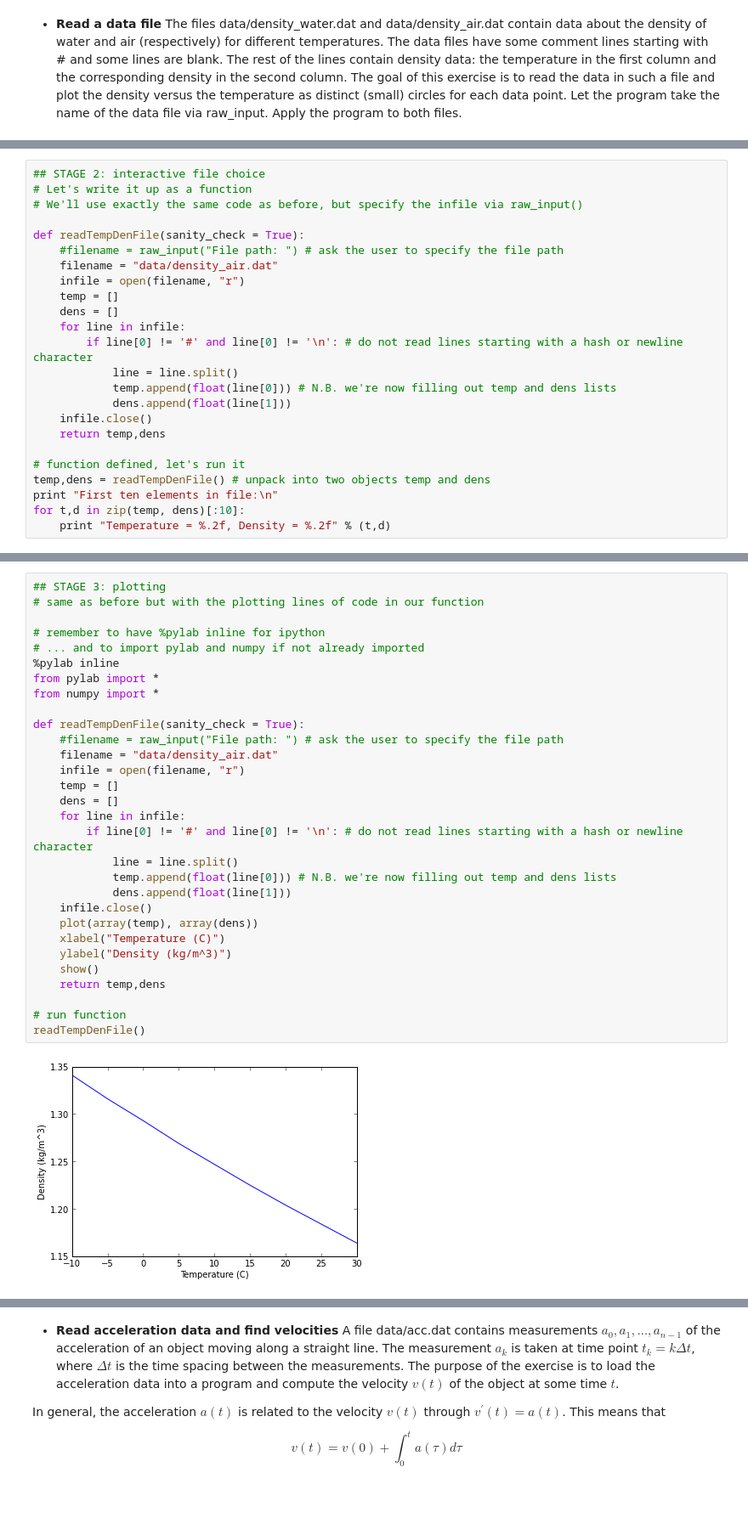
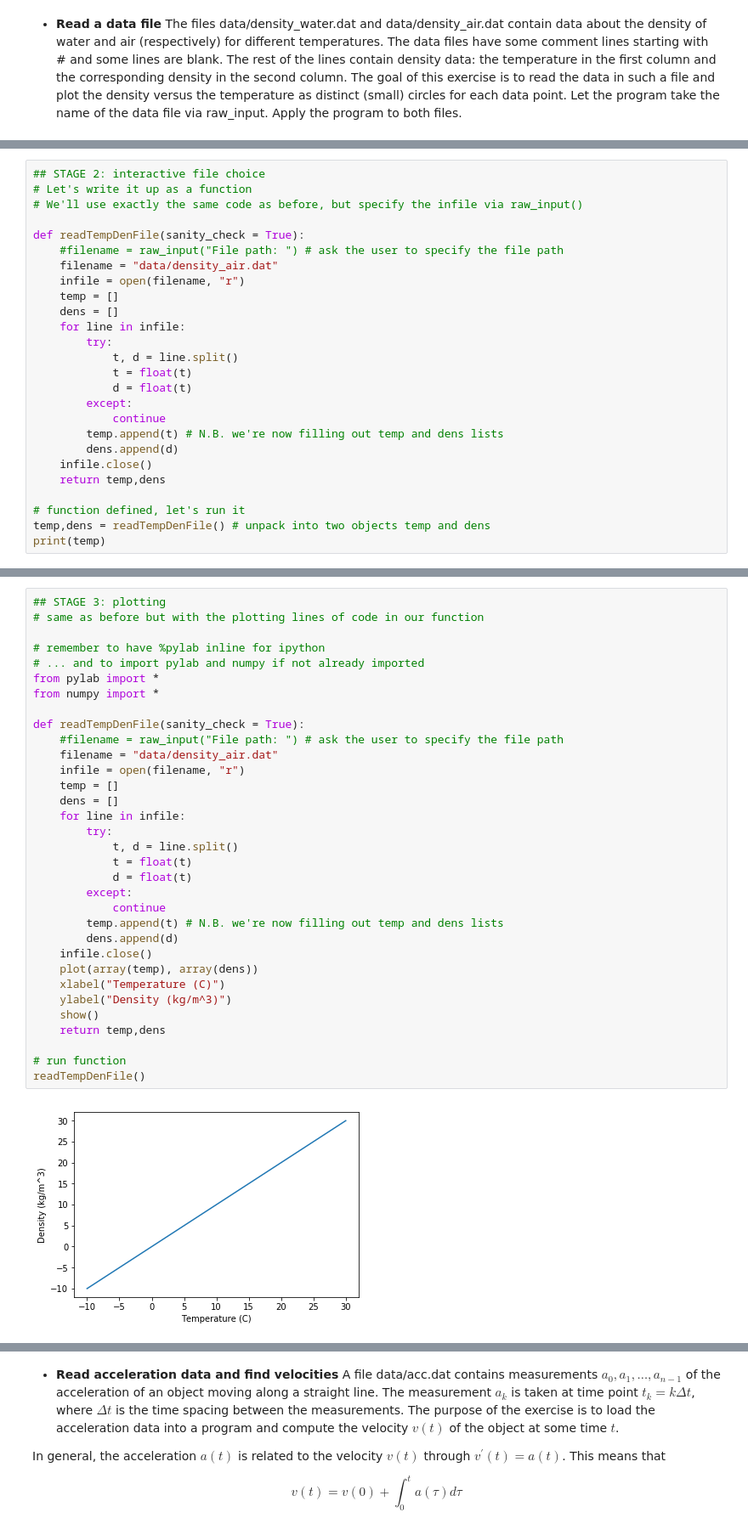
Before and after one commit to ggorman/Introduction-to-programming-for-geoscientists, a Jupyter notebook: notebook/Lecture-5-Introduction-to-programming-for-geoscientists-Solutions.ipynb, the cells around one changed output, grey strips where cells are left out. Shown at 85% size. Saved outputs shown, nothing was run; the diff lists cells and outputs as text; blank space fills up the shorter version.

```diff
--- a/notebook/Lecture-5-Introduction-to-programming-for-geoscientists-Solutions.ipynb
+++ b/notebook/Lecture-5-Introduction-to-programming-for-geoscientists-Solutions.ipynb
@@ -126,16 +118,18 @@ def readTempDenFile(sanity_check = True):
     temp = []
     dens = []
     for line in infile:
-        if line[0] != '#' and line[0] != '\n': # do not read lines starting with a hash or newline character
-            line = line.split()
-            temp.append(float(line[0])) # N.B. we're now filling out temp and dens lists
-            dens.append(float(line[1]))
+        try:
+            t, d = line.split()
+            t = float(t)
+            d = float(t)
+        except:
+            continue
+        temp.append(t) # N.B. we're now filling out temp and dens lists
+        dens.append(d)
     infile.close()
     return temp,dens
 
 # function defined, let's run it
 temp,dens = readTempDenFile() # unpack into two objects temp and dens
-print "First ten elements in file:\n"
-for t,d in zip(temp, dens)[:10]:
-    print "Temperature = %.2f, Density = %.2f" % (t,d)
+print(temp)
 # %% [output]
@@ -153,33 +137,36 @@ Temperature = 30.00, Density = 1.16
 # %%
 ## STAGE 3: plotting
 # same as before but with the plotting lines of code in our function
 
 # remember to have %pylab inline for ipython
 # ... and to import pylab and numpy if not already imported
-%pylab inline
 from pylab import *
 from numpy import *
 
 def readTempDenFile(sanity_check = True):
     #filename = raw_input("File path: ") # ask the user to specify the file path
     filename = "data/density_air.dat"
     infile = open(filename, "r")
     temp = []
     dens = []
     for line in infile:
-        if line[0] != '#' and line[0] != '\n': # do not read lines starting with a hash or newline character
-            line = line.split()
-            temp.append(float(line[0])) # N.B. we're now filling out temp and dens lists
-            dens.append(float(line[1]))
+        try:
+            t, d = line.split()
+            t = float(t)
+            d = float(t)
+        except:
+            continue
+        temp.append(t) # N.B. we're now filling out temp and dens lists
+        dens.append(d)
     infile.close()
     plot(array(temp), array(dens))
     xlabel("Temperature (C)")
     ylabel("Density (kg/m^3)")
     show()
     return temp,dens
 
 # run function
 readTempDenFile()
 # %% [output]
-[figure, old version]
+[figure, new version]
 ([-10.0, -5.0, 0.0, 5.0, 10.0, 15.0, 20.0, 25.0, 30.0],
```
Also changed, not shown: parts of 18 cells of this notebook, 26 other files.
